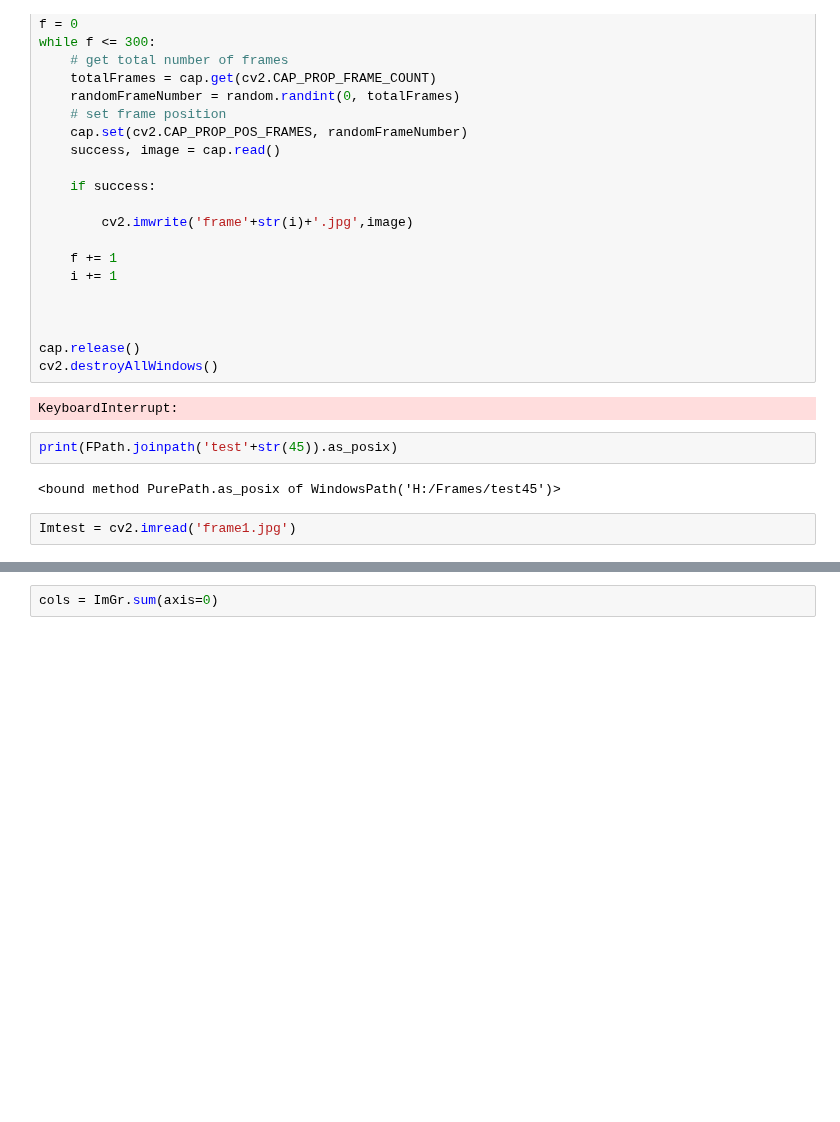
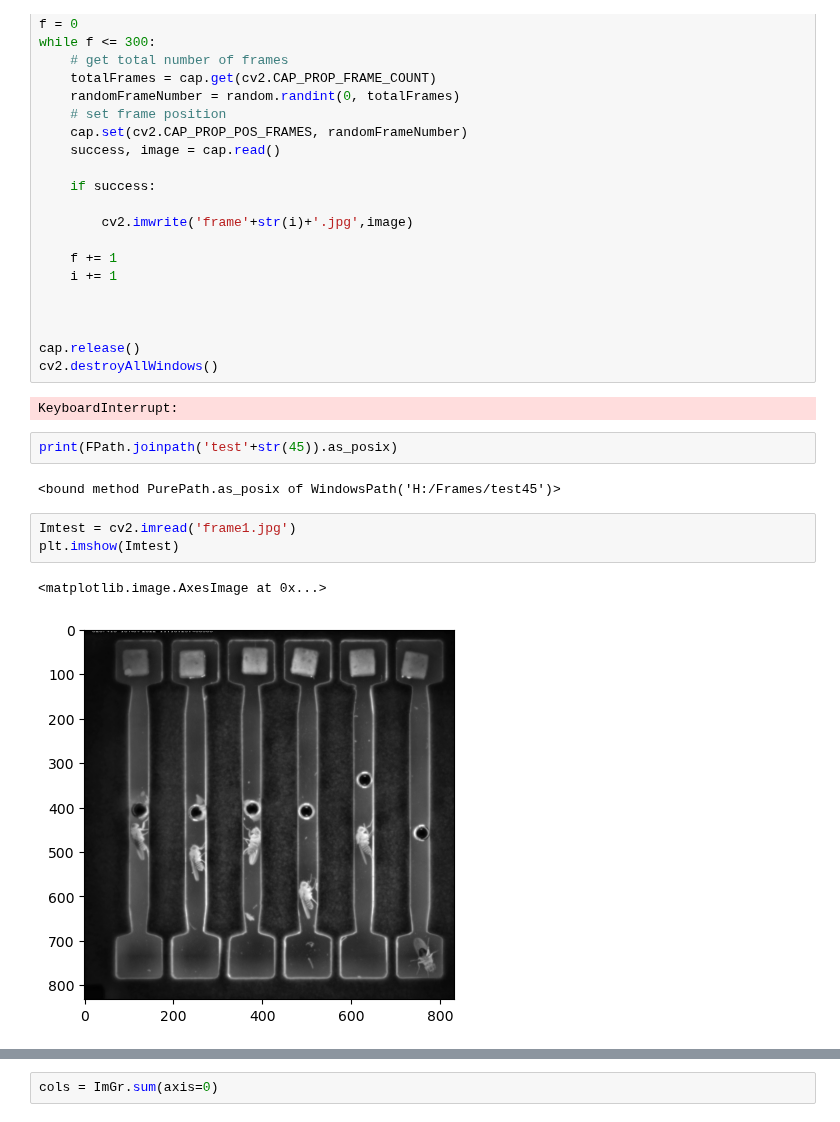
Before and after one commit to NeLy-EPFL/Tracking_Analysis, a Jupyter notebook: Tracktor/TemplateMatch/CropVideo.ipynb, the cells around one changed output, grey strips where cells are left out. Drawn from its saved outputs; the diff is of its cells as text; blank space fills up the shorter version.

```diff
--- a/Tracktor/TemplateMatch/CropVideo.ipynb
+++ b/Tracktor/TemplateMatch/CropVideo.ipynb
@@ -63,5 +69,9 @@ print(FPath.joinpath('test'+str(45)).as_posix)
 <bound method PurePath.as_posix of WindowsPath('H:/Frames/test45')>
 # %%
 Imtest = cv2.imread('frame1.jpg')
+plt.imshow(Imtest)
+# %% [output]
+<matplotlib.image.AxesImage at 0x...>
+[figure, added]
 # %%
 ImGr = cv2.cvtColor(Imtest, cv2.COLOR_BGR2GRAY)
```
Also changed, not shown: parts of 34 cells of this notebook, 2 other files.
